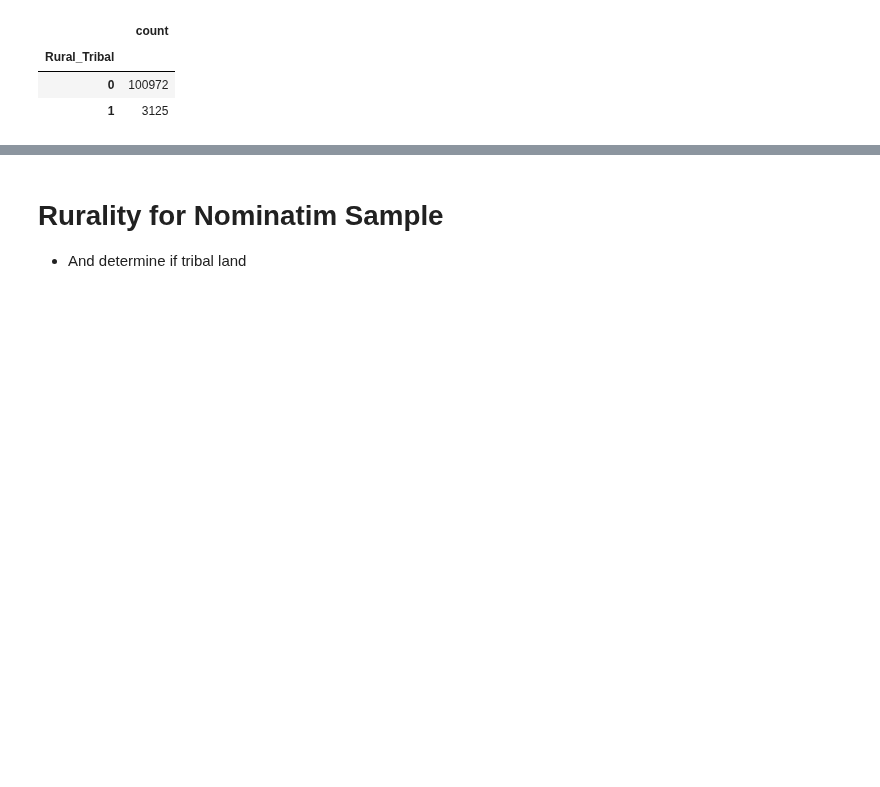
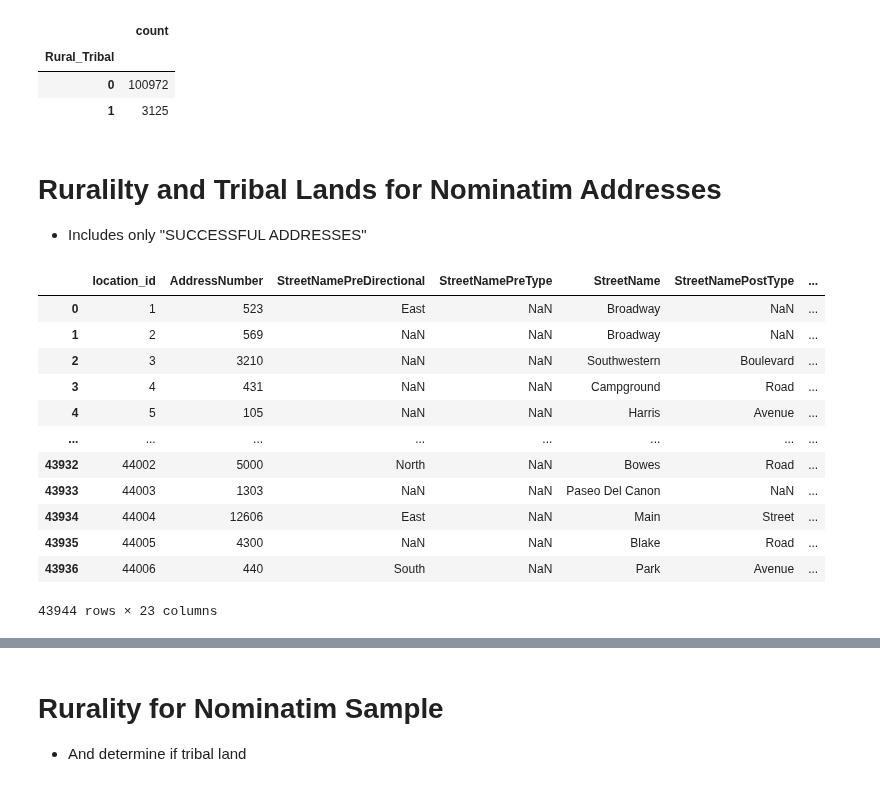
Before and after one commit to brian-cy-chang/UW_Geospatial, a Jupyter notebook: notebooks/RUCA.ipynb, the cells around one changed output, grey strips where cells are left out. Drawn from its saved outputs; the diff is of its cells as text; code cells hidden in the pictures; blank space fills up the shorter version.

Commit message:
RUCA for rural and FCC 2.5ghz map for tribal address labeling"

```diff
--- a/notebooks/RUCA.ipynb
+++ b/notebooks/RUCA.ipynb
@@ -247,3 +254,57 @@ pd.DataFrame(omop_ruca_tribal.Rural_Tribal.value_counts())
 | Rural_Tribal |  |
 | 0 | 100972 |
 | 1 | 3125 |
+# %% [markdown]
+# Ruralilty and Tribal Lands for Nominatim Addresses
+* Includes only "SUCCESSFUL ADDRESSES"
+# %%
+def rurality(x):
+    urban_codes = [1.0, 2.0, 3.0]
+    if x in urban_codes:
+        return 0
+    else:
+        return 1
+# %%
+tribal_priority_folder = os.path.join(abs_path, 'output/Tribal_Priority_2_5')
+tribal_priority_file = 'Tribal_Priority_2_5_combined.shp'
+tribal_priority_path = os.path.join(tribal_priority_folder, tribal_priority_file)
+
+tribal_priority_shapes = gpd.read_file(tribal_priority_path)
+tribal_priority_shapes = tribal_priority_shapes.to_crs("EPSG:4326")
+# %%
+nominatim_df = pd.read_csv(nominatim_keep_columns_merge_county_parsed_path)
+# nominatim_df.geometry.isna().sum()
+
+# convert to geopandas dataframe
+nominatim_gdf = gpd.GeoDataFrame(nominatim_df, geometry=nominatim_df['geometry'].apply(shapely.wkt.loads))
+nominatim_gdf.crs = "EPSG:4326"
+# %%
+nominatim_RUCA = nominatim_gdf.sjoin(RUCA_gdf, how='left')
+nominatim_RUCA = nominatim_RUCA.drop(columns=["index_right", "State-County FIPS Code", "Select State", "Select County", "State-County-Tract FIPS Code", "Secondary RUCA Code, 2010 (see errata)",
+                                              "Tract Population, 2010", "Land Area (square miles), 2010", "Land Area (square miles), 2010",
+                                              "STATEFP", "COUNTYFP", "TRACTCE", "AFFGEOID", "GEOID", "NAME", "LSAD", "ALAND", "AWATER"])
+
+nominatim_RUCA["rural"] = nominatim_RUCA["Primary RUCA Code 2010"].apply(lambda x: rurality(x))
+# %%
+nominatim_RUCA_tribal = nominatim_RUCA.sjoin(tribal_priority_shapes, how='left')
+nominatim_RUCA_tribal['tribal'] = nominatim_RUCA_tribal.OBJECTID.apply(lambda x: 0 if np.isnan(x) else 1)
+nominatim_RUCA_tribal = nominatim_RUCA_tribal.drop(columns=['Population Density (per square mile), 2010', 'index_right',
+                                                            'OBJECTID', 'GEOID_1', 'NAME_1', 'NAMELSAD_1', 'Eligible_L',
+                                                            'Shape_Leng', 'Shape_Le_1', 'Shape_Area',])
+
+nominatim_RUCA_tribal["rural_tribal"] = nominatim_RUCA_tribal.apply(lambda x: 1 if x.rural == 1 and x.tribal == 1 else 0, axis=1)
+nominatim_RUCA_tribal
+# %% [output]
+|  | location_id | AddressNumber | StreetNamePreDirectional | StreetNamePreType | StreetName | StreetNamePostType | ... |
+| 0 | 1 | 523 | East | NaN | Broadway | NaN | ... |
+| 1 | 2 | 569 | NaN | NaN | Broadway | NaN | ... |
+| 2 | 3 | 3210 | NaN | NaN | Southwestern | Boulevard | ... |
+| 3 | 4 | 431 | NaN | NaN | Campground | Road | ... |
+| 4 | 5 | 105 | NaN | NaN | Harris | Avenue | ... |
+| ... | ... | ... | ... | ... | ... | ... | ... |
+| 43932 | 44002 | 5000 | North | NaN | Bowes | Road | ... |
+| 43933 | 44003 | 1303 | NaN | NaN | Paseo Del Canon | NaN | ... |
+| 43934 | 44004 | 12606 | East | NaN | Main | Street | ... |
+| 43935 | 44005 | 4300 | NaN | NaN | Blake | Road | ... |
+| 43936 | 44006 | 440 | South | NaN | Park | Avenue | ... |
+43944 rows × 23 columns
```
Also changed, not shown: parts of 18 cells of this notebook, 2 other files.
